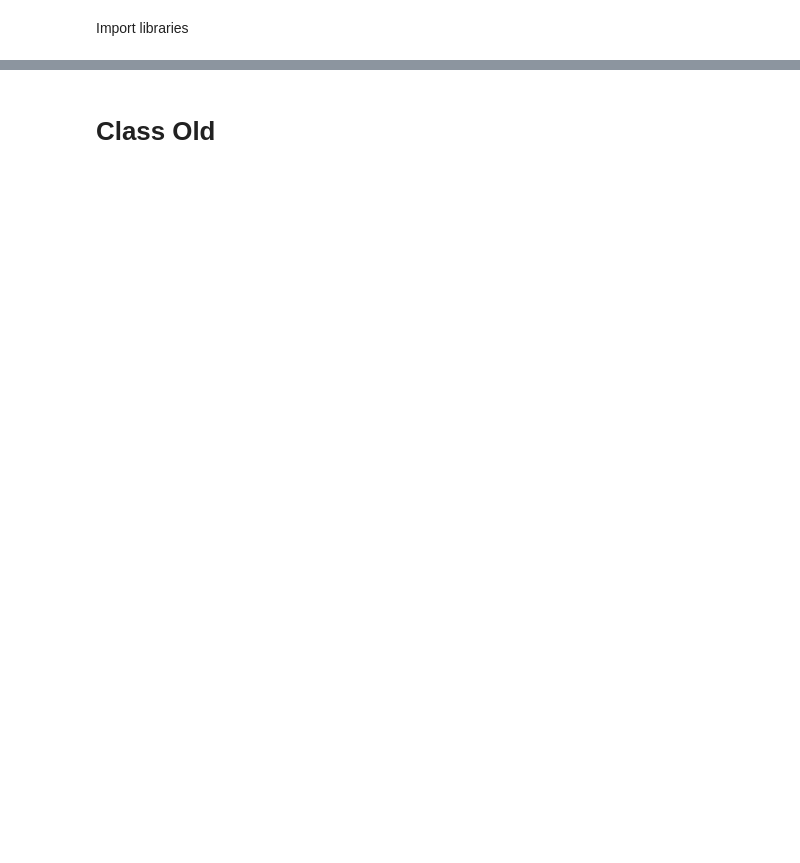
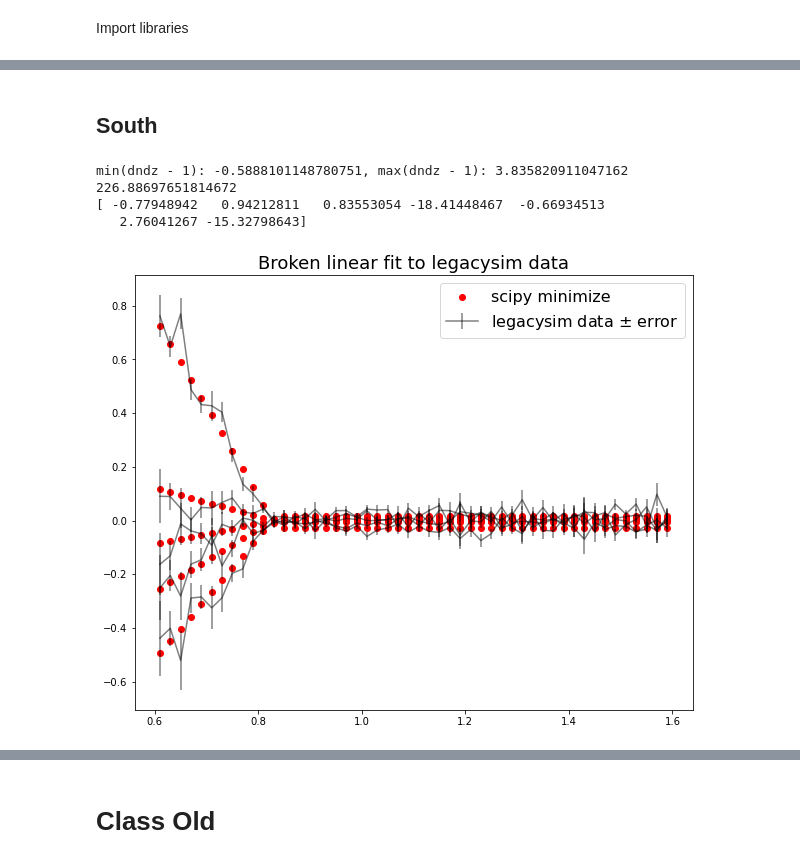
Before and after one commit to AlbertoRosado1/legacysim_runs, a Jupyter notebook: DA02/fitting_dndz.ipynb, the cells around one changed output, grey strips where cells are left out. Drawn from its saved outputs; the diff is of its cells as text; code cells hidden in the pictures; blank space fills up the shorter version.

```diff
--- a/DA02/fitting_dndz.ipynb
+++ b/DA02/fitting_dndz.ipynb
@@ -16,0 +205,33 @@ from photometry import Catalogue, utils, setup_logging
+# %% [markdown]
+## South
+# %%
+%%time
+# Here we look at the effect of using yerr when fitting
+
+fig = plt.figure(figsize=(10,8))
+
+test = ELG_dndz(run='south')
+print(test.res.fun)
+#test.get_chi2()
+params = test.params
+print(params)
+dndz = test.dndz_model((test.z_h, test.depth_h),*params)
+plt.scatter(test.z_h, dndz, color='red', label='scipy minimize')
+
+bins=test.bins-1
+kw= dict(color='k', alpha=0.5)
+plt.errorbar([],[],yerr=[], label=f'legacysim data $\pm$ error',**kw)
+for ite in range(10):
+    i, j = (bins)*ite, (bins)*(ite+1)
+    plt.errorbar(test.z_h[i:j], test.dndz_h[i:j], yerr=test.yerr[i:j], **kw)
+    #plt.plot(test.z_h[i:j], (test.dndz_h[i:j]+1)/(dndz_err+1), yerr=test.yerr[i:j], **kw)
+plt.legend(fontsize=16)
+plt.title('Broken linear fit to legacysim data', fontsize=18)
+plt.show()
+#print(test.pred_weights.min(), test.pred_weights.max())
+# %% [output]
+min(dndz - 1): -0.5888101148780751, max(dndz - 1): 3.835820911047162
+226.88697651814672
+[ -0.77948942   0.94212811   0.83553054 -18.41448467  -0.66934513
+   2.76041267 -15.32798643]
+[figure, added]
```
Also changed, not shown: parts of 31 cells of this notebook.
